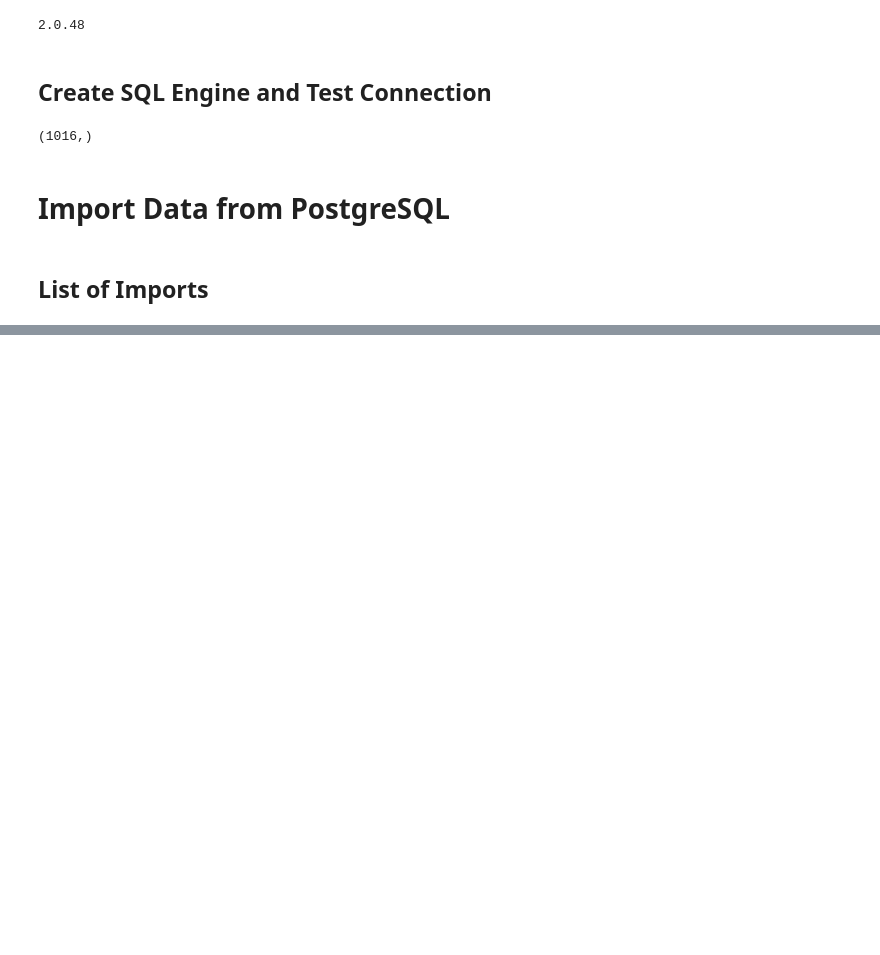
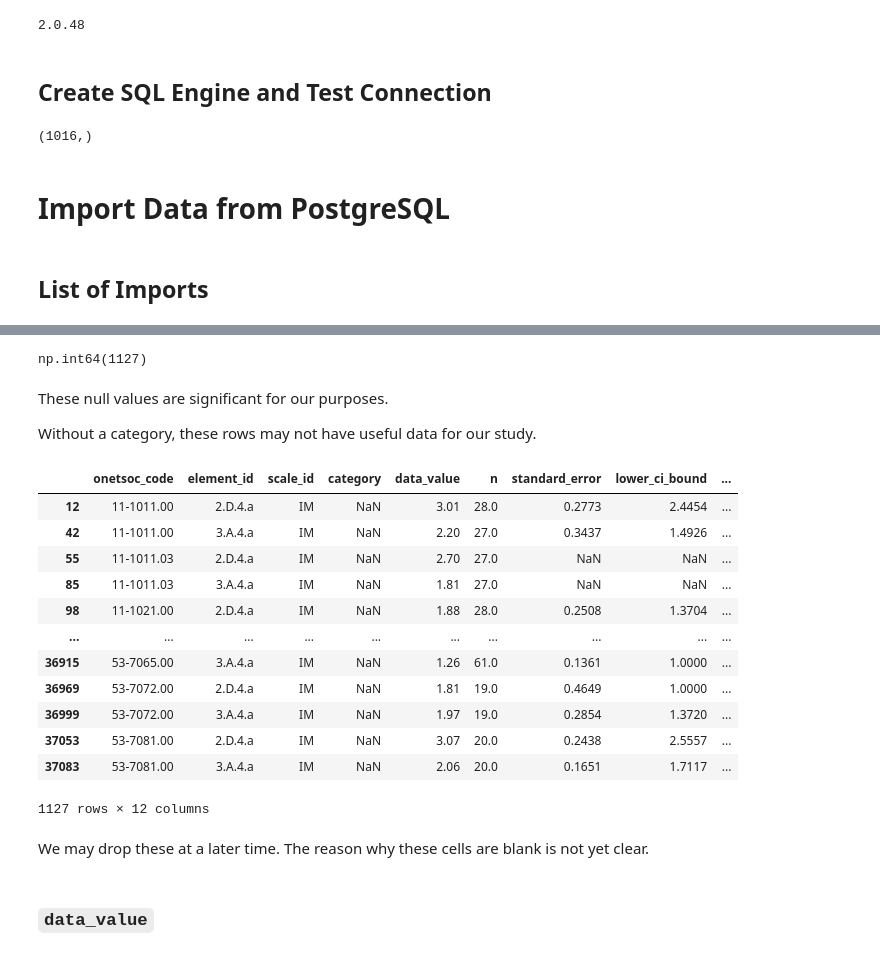
Before and after one commit to blue-santa/comparing-training-req-to-salary-exp, a Jupyter notebook: notebooks/02-data-wrangling/01-01-wrangling-onet-train-reward-compare.ipynb, the cells around one changed output, grey strips where cells are left out. Saved outputs shown, nothing was run; the diff lists cells and outputs as text; code cells hidden in the pictures; blank space fills up the shorter version.

Commit message:
complete first pass data wrangle for both bls and o*net datasets

```diff
--- a/notebooks/02-data-wrangling/01-01-wrangling-onet-train-reward-compare.ipynb
+++ b/notebooks/02-data-wrangling/01-01-wrangling-onet-train-reward-compare.ipynb
@@ -63,4 +69,7 @@ Once wrangled, we will create join statements that link them together on the occ
 # Import each dataset via sqlalchemy into a pandas df
 # Adapted from Google search, 'pandas how to read in a table sqlalchemy postgresql'
 
+ete = pd.DataFrame()
+
 with engine.connect() as conn:
+    ete = pd.read_sql_table('education_training_experience', schema='onet', con=engine)
@@ -66,0 +272,28 @@ with engine.connect() as conn:
+# %%
+ete['category'].isna().sum()
+# %% [output]
+np.int64(1127)
+# %% [markdown]
+These null values are significant for our purposes.
+
+Without a category, these rows may not have useful data for our study.
+# %%
+ete[ete['category'].isna() == True]
+# %% [output]
+|  | onetsoc_code | element_id | scale_id | category | data_value | n | standard_error | lower_ci_bound | ... |
+| 12 | 11-1011.00 | 2.D.4.a | IM | NaN | 3.01 | 28.0 | 0.2773 | 2.4454 | ... |
+| 42 | 11-1011.00 | 3.A.4.a | IM | NaN | 2.20 | 27.0 | 0.3437 | 1.4926 | ... |
+| 55 | 11-1011.03 | 2.D.4.a | IM | NaN | 2.70 | 27.0 | NaN | NaN | ... |
+| 85 | 11-1011.03 | 3.A.4.a | IM | NaN | 1.81 | 27.0 | NaN | NaN | ... |
+| 98 | 11-1021.00 | 2.D.4.a | IM | NaN | 1.88 | 28.0 | 0.2508 | 1.3704 | ... |
+| ... | ... | ... | ... | ... | ... | ... | ... | ... | ... |
+| 36915 | 53-7065.00 | 3.A.4.a | IM | NaN | 1.26 | 61.0 | 0.1361 | 1.0000 | ... |
+| 36969 | 53-7072.00 | 2.D.4.a | IM | NaN | 1.81 | 19.0 | 0.4649 | 1.0000 | ... |
+| 36999 | 53-7072.00 | 3.A.4.a | IM | NaN | 1.97 | 19.0 | 0.2854 | 1.3720 | ... |
+| 37053 | 53-7081.00 | 2.D.4.a | IM | NaN | 3.07 | 20.0 | 0.2438 | 2.5557 | ... |
+| 37083 | 53-7081.00 | 3.A.4.a | IM | NaN | 2.06 | 20.0 | 0.1651 | 1.7117 | ... |
+1127 rows × 12 columns
+# %% [markdown]
+We may drop these at a later time. The reason why these cells are blank is not yet clear.
+# %% [markdown]
+### `data_value`
```
Also changed, not shown: parts of 77 cells of this notebook.
